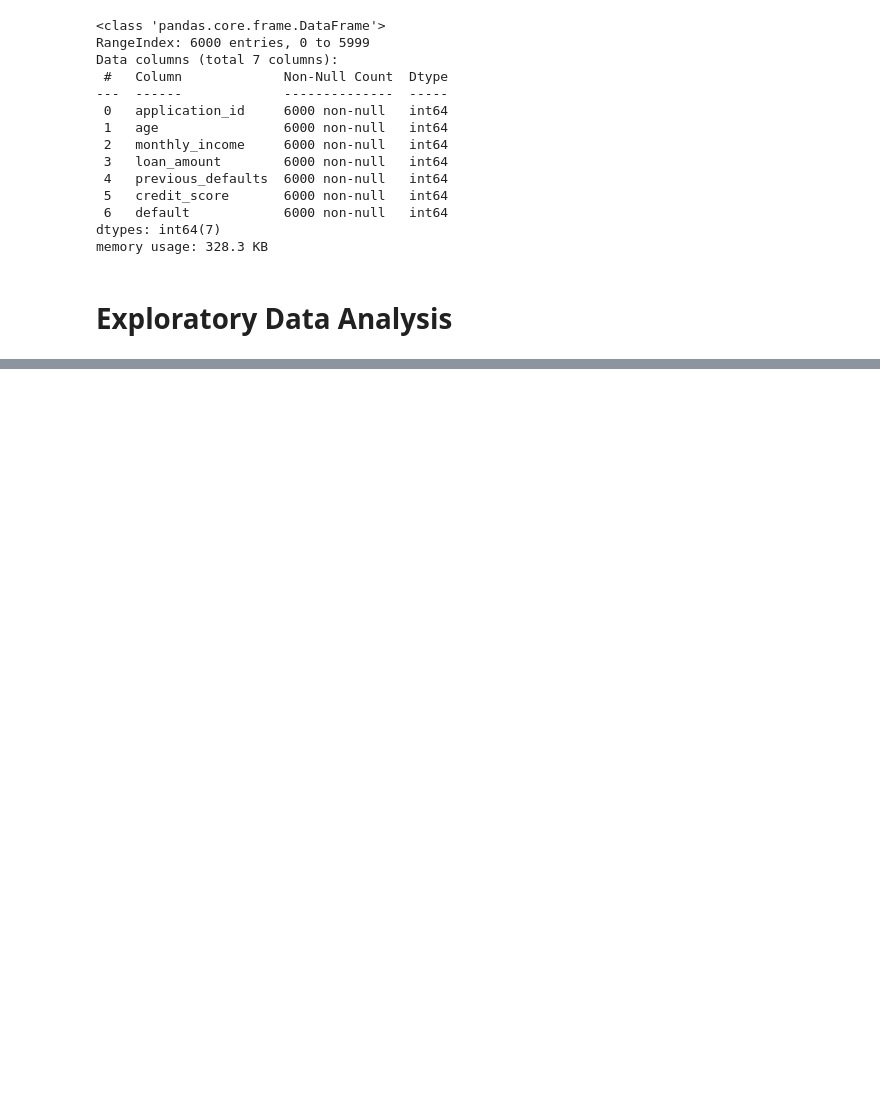
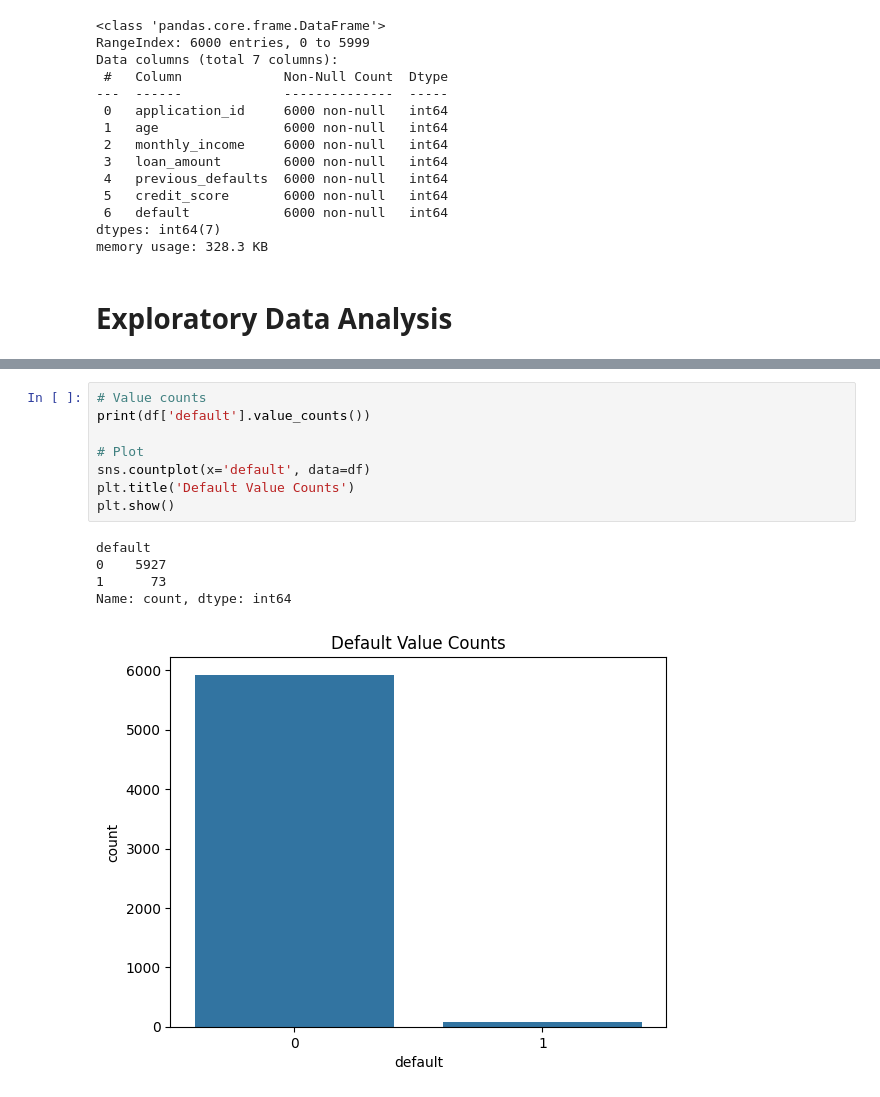
Before and after one commit to RadityaEr/Credit-Risk-E-Commerce, a Jupyter notebook: notebooks/B_modeling.ipynb, the cells around one changed output, grey strips where cells are left out. Saved outputs shown, nothing was run; the diff lists cells and outputs as text; blank space fills up the shorter version.

```diff
--- a/notebooks/B_modeling.ipynb
+++ b/notebooks/B_modeling.ipynb
@@ -138,0 +161,14 @@ memory usage: 328.3 KB
+# %%
+# Value counts
+print(df['default'].value_counts())
+
+# Plot
+sns.countplot(x='default', data=df)
+plt.title('Default Value Counts')
+plt.show()
+# %% [output]
+default
+0    5927
+1      73
+Name: count, dtype: int64
+[figure, added]
```
Also changed, not shown: parts of 12 cells of this notebook.
